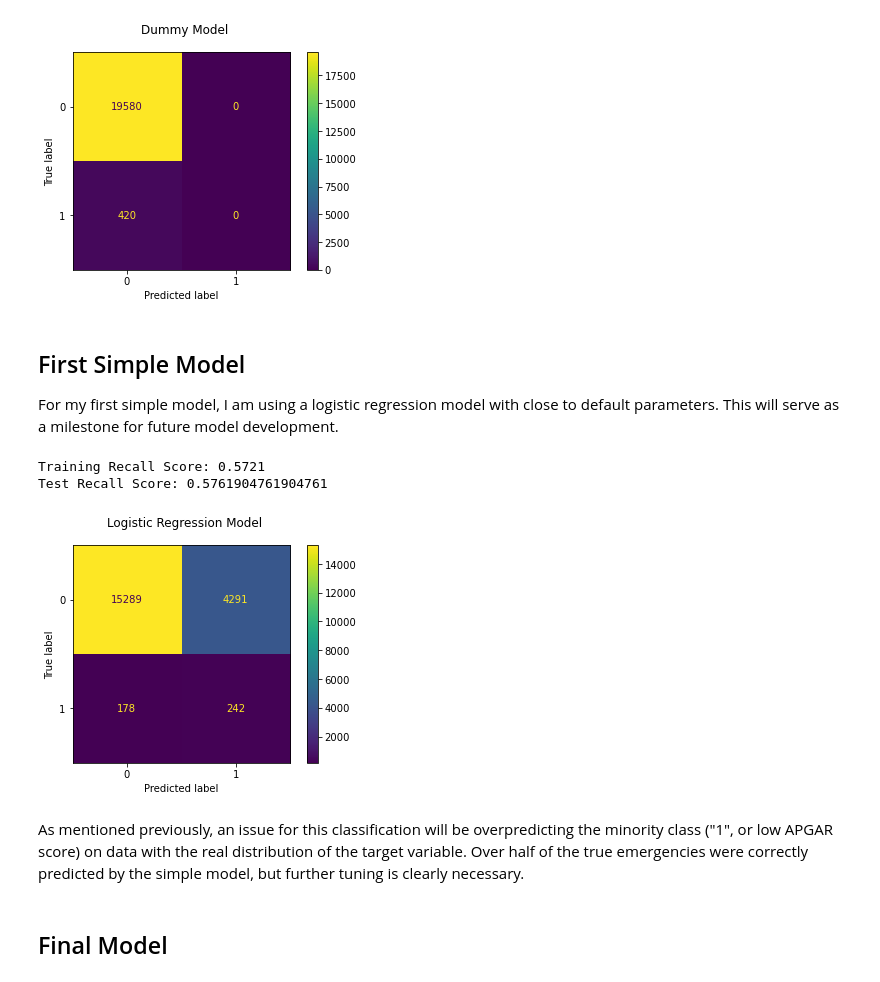
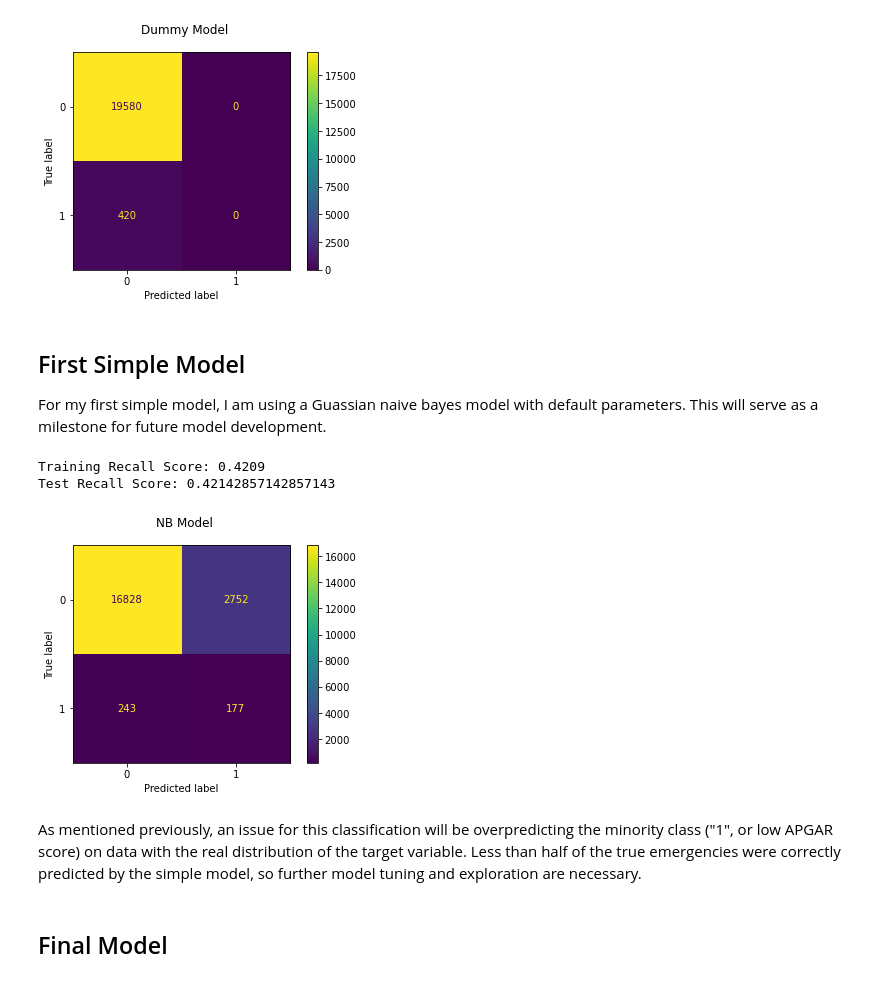
Before and after one commit to Patrick-Arnold/Capstone_Project, a Jupyter notebook: Capstone.ipynb, the cells around one changed output. Drawn from its saved outputs; the diff is of its cells as text; code cells hidden in the pictures.

```diff
--- a/Capstone.ipynb
+++ b/Capstone.ipynb
@@ -256,3 +393,9 @@ To preprocess the data, several steps are taken depending on the type of feature
 For columns with categorical data I applied another simple imputation, this time using "most frequent" as the strategy. The variables are then one-hot encoded for ease of use in modeling.
 
 In future analysis, I could attempt more advanced methods of imputation such as K nearest-neighbor and compare performance.
+# %%
+# Drop features with multicolinearity issues
+X_train = X_train.drop(columns=['first_tri_daily_cig', 'second_tri_daily_cig',
+       'third_tri_daily_cig', 'assisted_reproduction'])
+X_test = X_test.drop(columns=['first_tri_daily_cig', 'second_tri_daily_cig',
+       'third_tri_daily_cig', 'assisted_reproduction'])
@@ -303,28 +450,28 @@ Test Recall Score: 0.0
 # %% [markdown]
 ## First Simple Model
 
-For my first simple model, I am using a logistic regression model with close to default parameters. This will serve as a milestone for future model development.
+For my first simple model, I am using a Guassian naive bayes model with default parameters. This will serve as a milestone for future model development.
 # %%
-log_clf = Pipeline(
-    steps=[("preprocessor", preprocessor), ("classifier", LogisticRegression(random_state=27, max_iter=1000))]
+nb_clf = Pipeline(
+    steps=[("preprocessor", preprocessor), ("classifier", GaussianNB())]
 )
 
-log_clf.fit(X_train, y_train)
+nb_clf.fit(X_train, y_train)
 
 # Print recall scores
-print("Training Recall Score:", recall_score(y_train, log_clf.predict(X_train)))
-print("Test Recall Score:", recall_score(y_test, log_clf.predict(X_test)))
+print("Training Recall Score:", recall_score(y_train, nb_clf.predict(X_train)))
+print("Test Recall Score:", recall_score(y_test, nb_clf.predict(X_test)))
 
-# Confusion matrix for the dummy model
+# Confusion matrix for the simple model
 fig, ax = plt.subplots()
-fig.suptitle("Logistic Regression Model")
-plot_confusion_matrix(log_clf, X_test, y_test, ax=ax, values_format='');
+fig.suptitle("NB Model")
+plot_confusion_matrix(nb_clf, X_test, y_test, ax=ax, values_format='');
 # %% [output]
-Training Recall Score: 0.5721
-Test Recall Score: 0.5761904761904761
+Training Recall Score: 0.4209
+Test Recall Score: 0.42142857142857143
-[figure, old version]
+[figure, new version]
 # %% [markdown]
-As mentioned previously, an issue for this classification will be overpredicting the minority class ("1", or low APGAR score) on data with the real distribution of the target variable. Over half of the true emergencies were correctly predicted by the simple model, but further tuning is clearly necessary.
+As mentioned previously, an issue for this classification will be overpredicting the minority class ("1", or low APGAR score) on data with the real distribution of the target variable. Less than half of the true emergencies were correctly predicted by the simple model, so further model tuning and exploration are necessary.
 # %% [markdown]
 ## Final Model
 # %%
```
Also changed, not shown: parts of 21 cells of this notebook, 1 other file.
